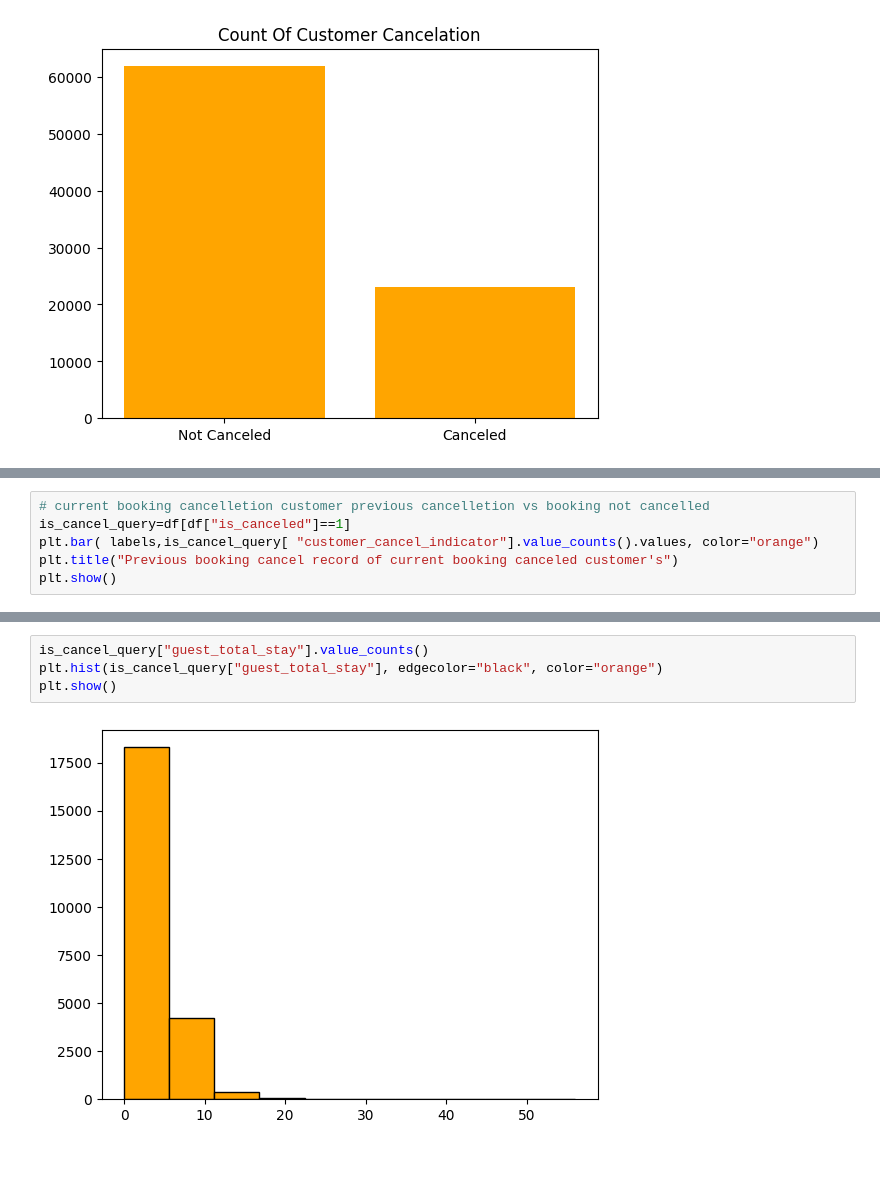
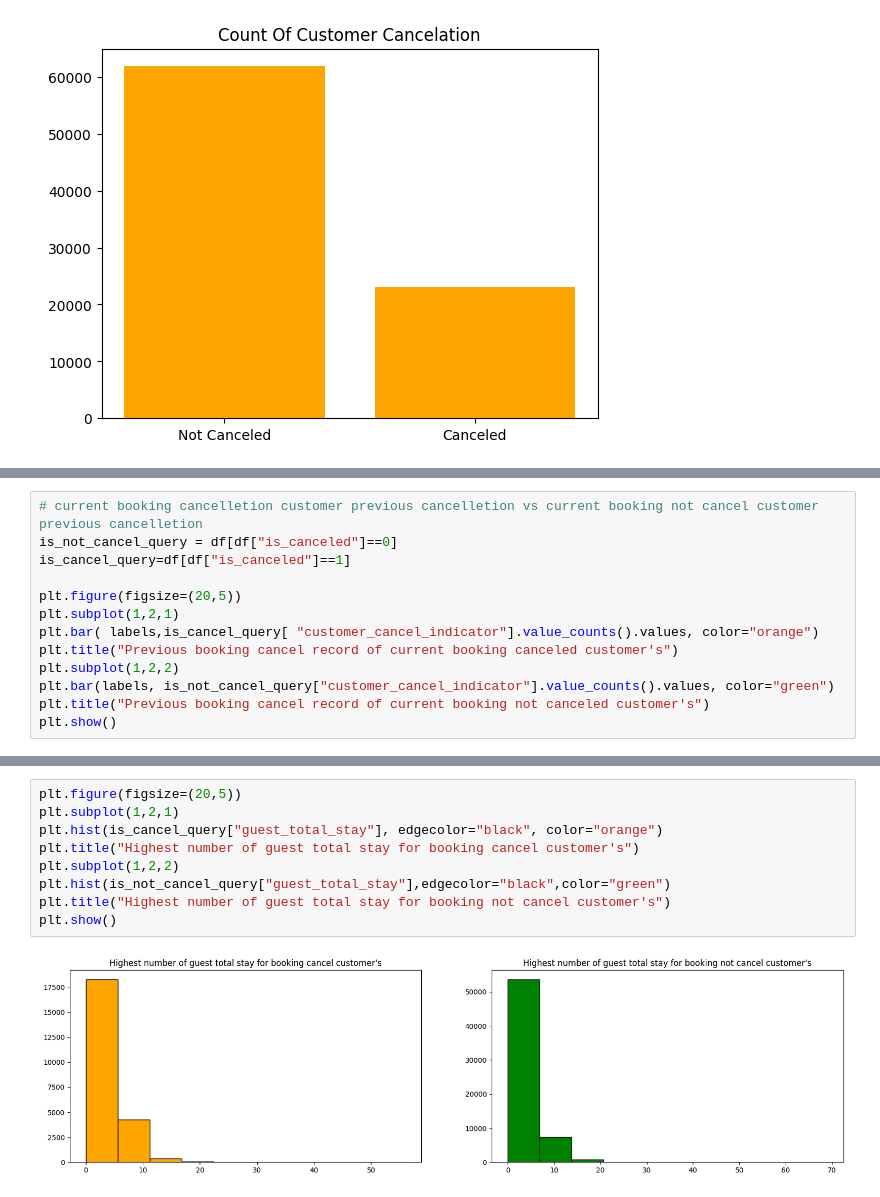
Before and after one commit to Team-5-data/Project-2, a Jupyter notebook: Deep EDA and Statistical Analysis.ipynb, the cells around one changed output, grey strips where cells are left out. Drawn from its saved outputs; the diff is of its cells as text; blank space fills up the shorter version.

```diff
--- a/Deep EDA and Statistical Analysis.ipynb
+++ b/Deep EDA and Statistical Analysis.ipynb
@@ -23,7 +22,14 @@ df["pre
 # %%
-# current booking cancelletion customer previous cancelletion vs booking not cancelled
+# current booking cancelletion customer previous cancelletion vs current booking not cancel customer previous cancelletion
+is_not_cancel_query = df[df["is_canceled"]==0]
 is_cancel_query=df[df["is_canceled"]==1]
+
+plt.figure(figsize=(20,5))
+plt.subplot(1,2,1)
 plt.bar( labels,is_cancel_query[ "customer_cancel_indicator"].value_counts().values, color="orange")
 plt.title("Previous booking cancel record of current booking canceled customer's")
+plt.subplot(1,2,2)
+plt.bar(labels, is_not_cancel_query["customer_cancel_indicator"].value_counts().values, color="green")
+plt.title("Previous booking cancel record of current booking not canceled customer's")
 plt.show()
 # %% [output]
@@ -45,7 +62,12 @@ plt.show()
 # %%
-is_cancel_query["guest_total_stay"].value_counts()
+plt.figure(figsize=(20,5))
+plt.subplot(1,2,1)
 plt.hist(is_cancel_query["guest_total_stay"], edgecolor="black", color="orange")
+plt.title("Highest number of guest total stay for booking cancel customer's")
+plt.subplot(1,2,2)
+plt.hist(is_not_cancel_query["guest_total_stay"],edgecolor="black",color="green")
+plt.title("Highest number of guest total stay for booking not cancel customer's")
 plt.show()
 # %% [output]
-[figure, old version]
+[figure, new version]
 # %%
```
Also changed, not shown: parts of 19 cells of this notebook.
